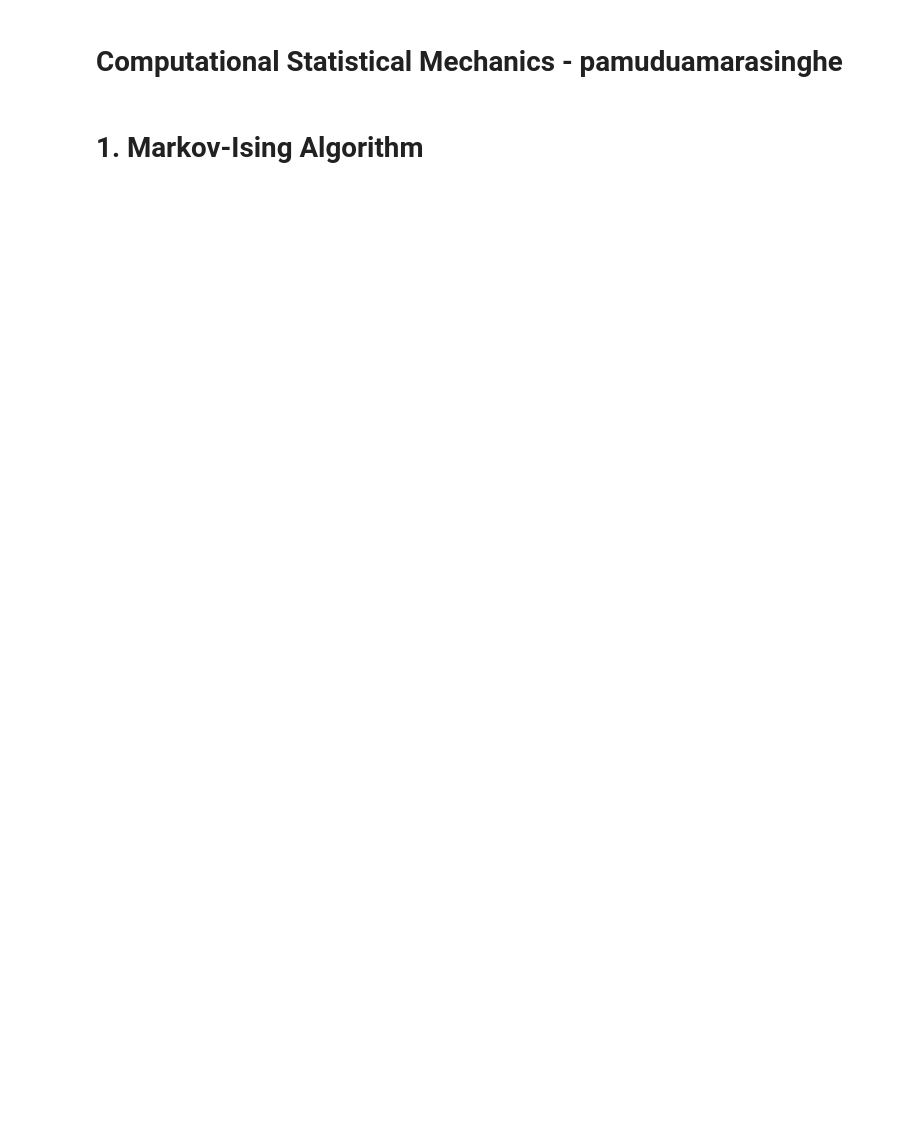
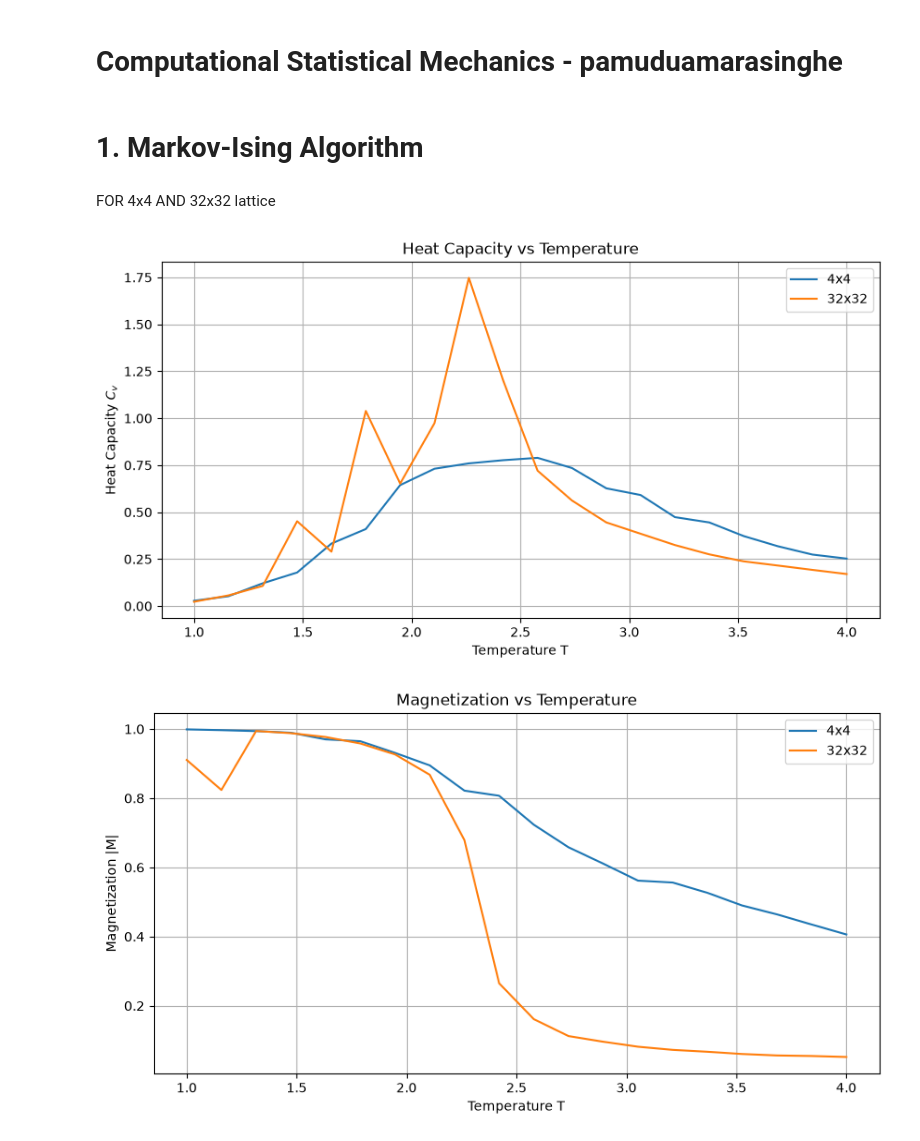
Before and after one commit to pamuduamarasinghe/Computational-Statistical-Mechanics, a Jupyter notebook: CSM09.ipynb, the cells around one changed output. Saved outputs shown, nothing was run; the diff lists cells and outputs as text; code cells hidden in the pictures; blank space fills up the shorter version.

Commit message:
4x4 and 32x32 lattice

```diff
--- a/CSM09.ipynb
+++ b/CSM09.ipynb
@@ -89,3 +89,69 @@ def simulate(L, beta, steps):
     Cv = beta**2 * (E2_mean - E_mean**2) / (L * L)
 
     return E_mean, M_mean, Cv
+# %% [markdown]
+FOR 4x4 AND 32x32 lattice
+# %%
+L_values = [4, 32]
+T_values = np.linspace(1, 4, 20)
+
+plt.figure(figsize=(10, 5))
+
+for L in L_values:
+
+    Cv_values = []
+
+    for T in T_values:
+
+        beta = 1 / T
+
+        if L == 4:
+            steps = 2000
+        else:
+            steps = 20000
+
+        E, M, Cv = simulate(L, beta, steps)
+        Cv_values.append(Cv)
+
+    plt.plot(T_values, Cv_values, label=f'{L}x{L}')
+
+
+plt.xlabel('Temperature T')
+plt.ylabel('Heat Capacity $C_v$')
+plt.title('Heat Capacity vs Temperature')
+plt.grid(True)
+plt.legend()
+plt.show()
+
+
+
+plt.figure(figsize=(10, 5))
+
+for L in L_values:
+
+    M_values = []
+
+    for T in T_values:
+
+        beta = 1 / T
+
+        if L == 4:
+            steps = 2000
+        else:
+            steps = 20000
+
+        E, M, Cv = simulate(L, beta, steps)
+        M_values.append(M)
+
+    plt.plot(T_values, M_values, label=f'{L}x{L}')
+
+
+plt.xlabel('Temperature T')
+plt.ylabel('Magnetization |M|')
+plt.title('Magnetization vs Temperature')
+plt.grid(True)
+plt.legend()
+plt.show()
+# %% [output]
+[figure, added]
+[figure, added]
```
